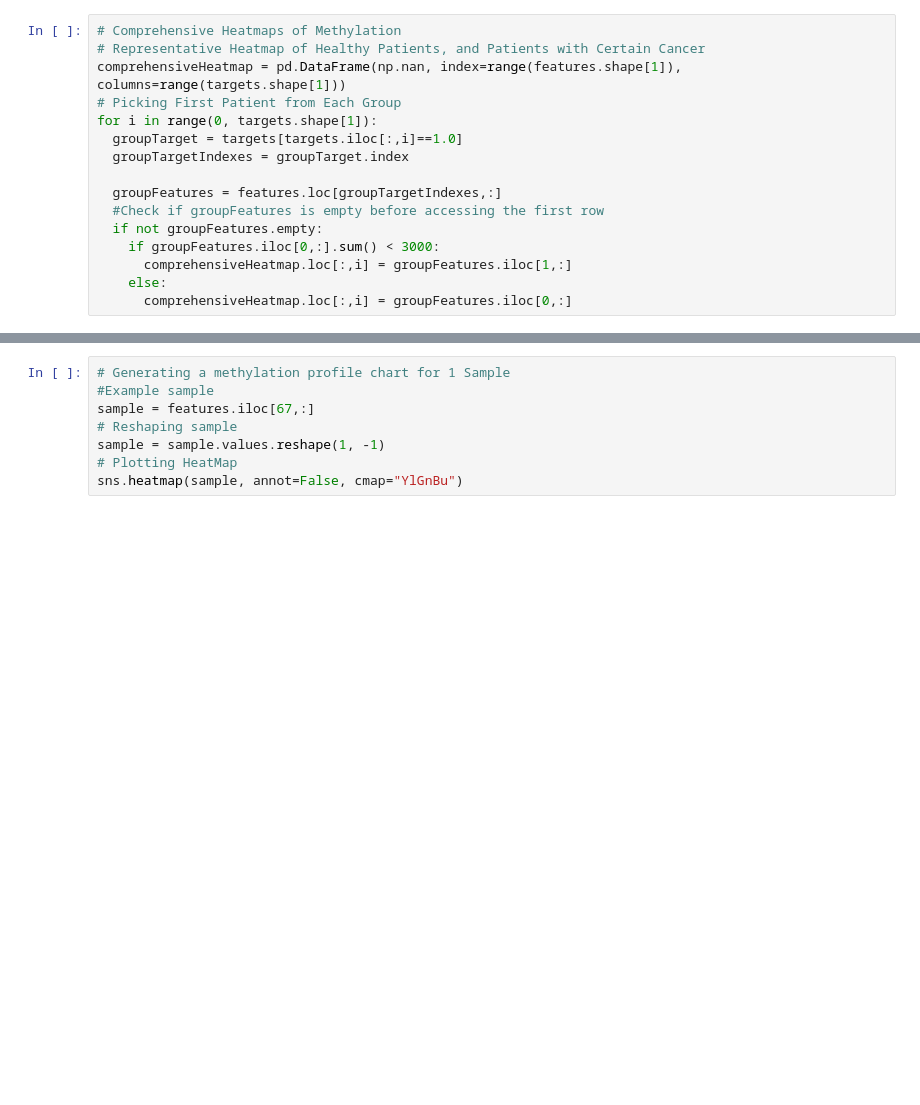
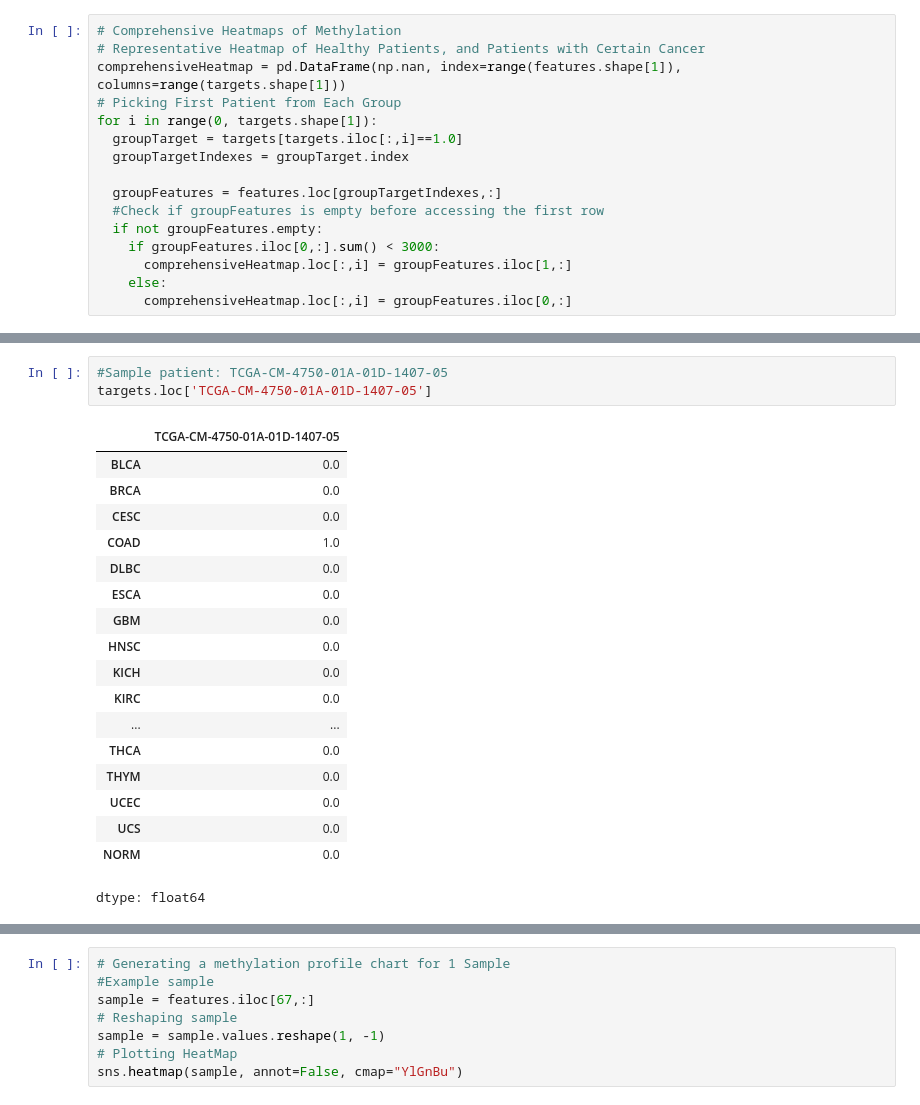
Before and after one commit to SohanAddagudi/cmu_hacks_cancer, a Jupyter notebook: HackCMU.ipynb, the cells around one changed output, grey strips where cells are left out. Cells and saved outputs as stored; diff of their text form; blank space fills up the shorter version.

```diff
--- a/HackCMU.ipynb
+++ b/HackCMU.ipynb
@@ -321,3 +333,25 @@ comprehensiveHeatmap.drop(columns=['DLBC','KICH','MESO','PAAD','SARC','THYM','UC
+# %%
+#Sample patient: TCGA-CM-4750-01A-01D-1407-05
+targets.loc['TCGA-CM-4750-01A-01D-1407-05']
+# %% [output]
+|  | TCGA-CM-4750-01A-01D-1407-05 |
+| BLCA | 0.0 |
+| BRCA | 0.0 |
+| CESC | 0.0 |
+| COAD | 1.0 |
+| DLBC | 0.0 |
+| ESCA | 0.0 |
+| GBM | 0.0 |
+| HNSC | 0.0 |
+| KICH | 0.0 |
+| KIRC | 0.0 |
+| ... | ... |
+| THCA | 0.0 |
+| THYM | 0.0 |
+| UCEC | 0.0 |
+| UCS | 0.0 |
+| NORM | 0.0 |
+dtype: float64
 # %%
 plt.figure(figsize=(10, 8))
 sns.heatmap(comprehensiveHeatmap, annot=False, cmap="YlGnBu")
```
Also changed, not shown: parts of 11 cells of this notebook.
